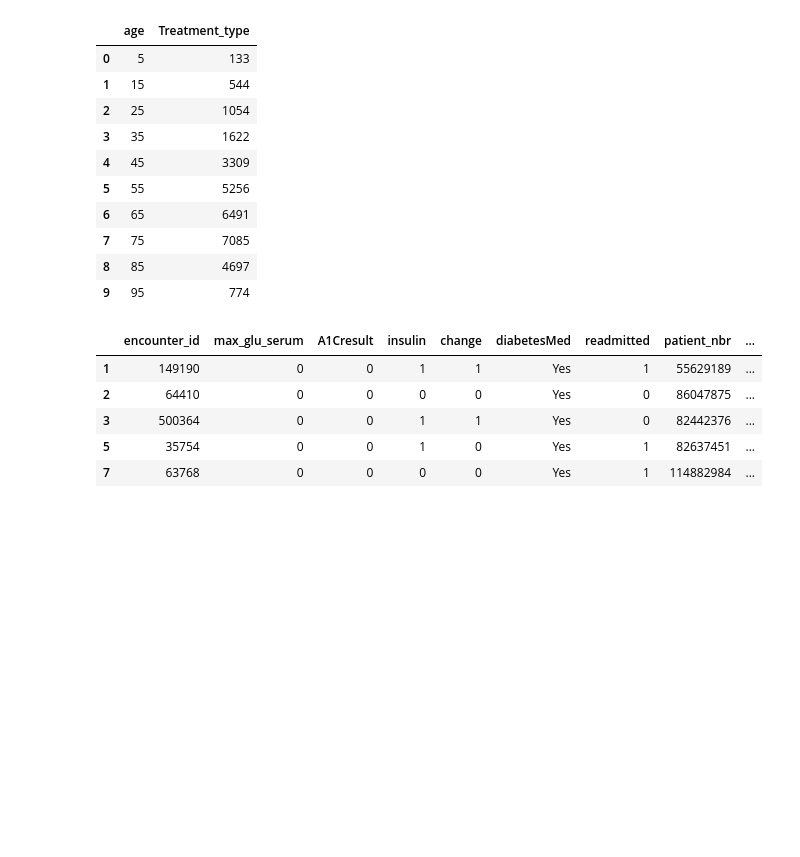
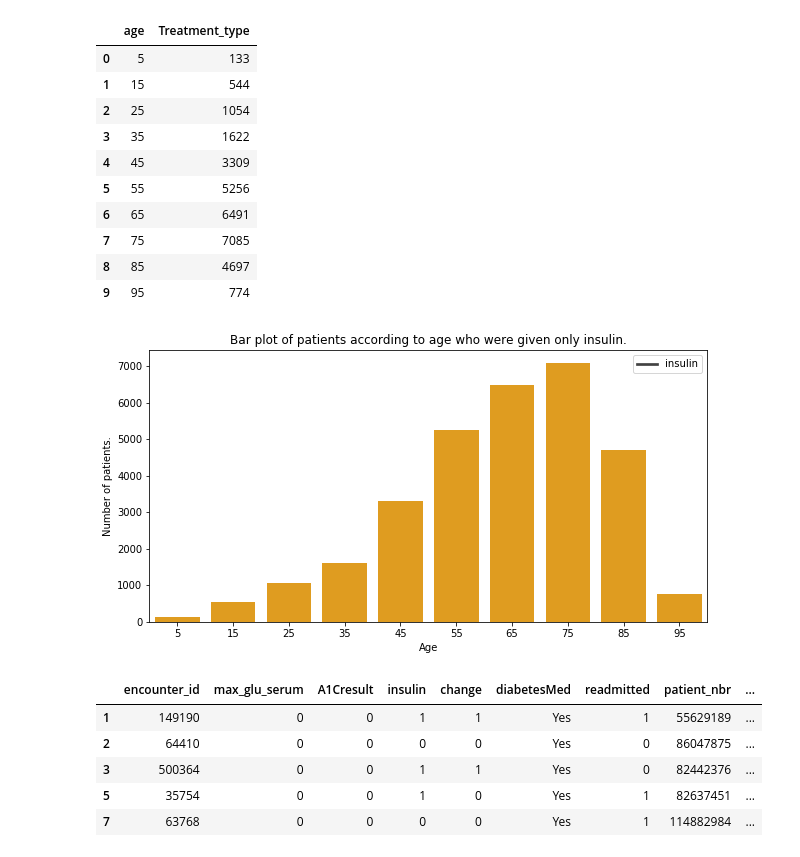
Before and after one commit to gauravkantrod/GLProject, a Jupyter notebook: Diabetes_Data_Cleaning_EDA_Baseline_model_part1.ipynb, the cells around one changed output. Cells and saved outputs as stored; diff of their text form; code cells hidden in the pictures; blank space fills up the shorter version.

```diff
--- a/Diabetes_Data_Cleaning_EDA_Baseline_model_part1.ipynb
+++ b/Diabetes_Data_Cleaning_EDA_Baseline_model_part1.ipynb
@@ -844,12 +850,15 @@ df
 | 8 | 85 | 4697 |
 | 9 | 95 | 774 |
 # %%
+f, ax = plt.subplots(figsize = (10,5))
 sns.barplot(df['age'], df['Treatment_type'], color = 'ORANGE')
 plt.title('Bar plot of patients according to age who were given only insulin.')
 plt.legend(labels = ['insulin'])
 plt.ylabel('Number of patients.')
 plt.xlabel('Age')
 plt.show()
+# %% [output]
+[figure, added]
 # %%
 df = df_with_med.groupby(['age','Treatment_type'])['Treatment_type'].sum()
 # %%
```
Also changed, not shown: parts of 43 cells of this notebook.
